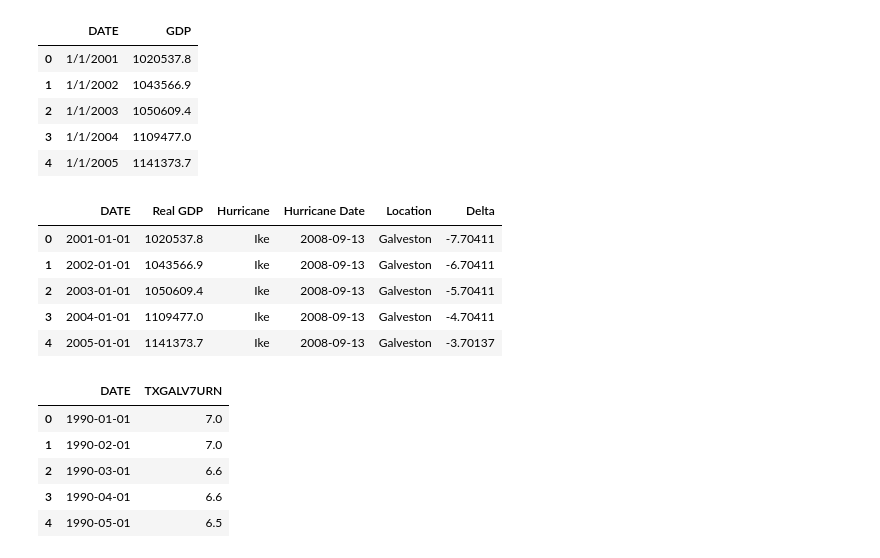
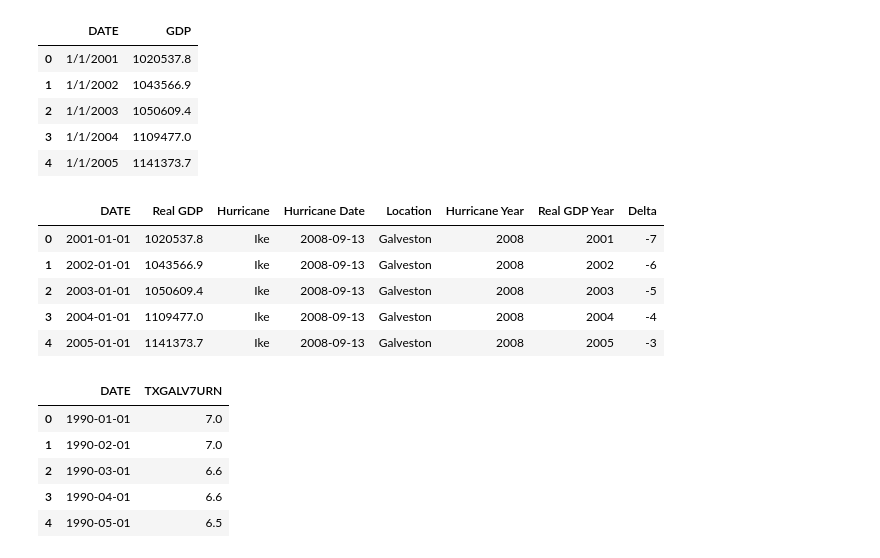
Before and after one commit to mchrzanowski27/Project1, a Jupyter notebook: Project 1 Data Ike.ipynb, the cells around one changed output. Saved outputs shown, nothing was run; the diff lists cells and outputs as text; code cells hidden in the pictures.

```diff
--- a/Project 1 Data Ike.ipynb
+++ b/Project 1 Data Ike.ipynb
@@ -110,33 +117,40 @@ Ike_real_GDP_df.head()
 # %%
 # remove rows prior to 1990
 
 Ike_real_GDP_df['DATE'] = pd.to_datetime(Ike_real_GDP_df['DATE'])
 
 Ike_real_GDP_df = Ike_real_GDP_df[Ike_real_GDP_df["DATE"] >= '2001-01-01']
 
 #Add hurricane, year, location
 
 Ike_real_GDP_df[['Hurricane','Hurricane Date','Location']] = pd.DataFrame([['Ike','2008-09-13','Galveston']], index = Ike_real_GDP_df.index)
 
 Ike_real_GDP_df['Hurricane Date'] = pd.to_datetime(Ike_real_GDP_df['Hurricane Date'])
 
+Ike_real_GDP_df['Hurricane Year'] = pd.to_datetime(Ike_real_GDP_df['Hurricane Date'],format='%Y%m%d')
+
+Ike_real_GDP_df['Hurricane Year'] = pd.DatetimeIndex(Ike_real_GDP_df['Hurricane Year']).year
+
+Ike_real_GDP_df['Real GDP Year'] = pd.to_datetime(Ike_real_GDP_df['DATE'],format='%Y%m%d')
+
+Ike_real_GDP_df['Real GDP Year'] = pd.DatetimeIndex(Ike_real_GDP_df['Real GDP Year']).year
 
 #We will need to show data from multiple years, so delta from hurricane best option
 Ike_real_GDP_df['Delta'] = ((Ike_real_GDP_df['DATE'] - Ike_real_GDP_df['Hurricane Date']).dt.days/365)
 
-Ike_real_GDP_df['Delta'] = Ike_real_GDP_df['Delta'].astype(float)
+Ike_real_GDP_df['Delta'] = Ike_real_GDP_df['Delta'].astype(int)
 
 #Rename column
 Ike_real_GDP_df = Ike_real_GDP_df.rename(columns={'GDP': 'Real GDP'})
 
 Ike_real_GDP_df.head()
 # %% [output]
-|  | DATE | Real GDP | Hurricane | Hurricane Date | Location | Delta |
-| 0 | 2001-01-01 | 1020537.8 | Ike | 2008-09-13 | Galveston | -7.70411 |
-| 1 | 2002-01-01 | 1043566.9 | Ike | 2008-09-13 | Galveston | -6.70411 |
-| 2 | 2003-01-01 | 1050609.4 | Ike | 2008-09-13 | Galveston | -5.70411 |
-| 3 | 2004-01-01 | 1109477.0 | Ike | 2008-09-13 | Galveston | -4.70411 |
-| 4 | 2005-01-01 | 1141373.7 | Ike | 2008-09-13 | Galveston | -3.70137 |
+|  | DATE | Real GDP | Hurricane | Hurricane Date | Location | Hurricane Year | Real GDP Year | Delta |
+| 0 | 2001-01-01 | 1020537.8 | Ike | 2008-09-13 | Galveston | 2008 | 2001 | -7 |
+| 1 | 2002-01-01 | 1043566.9 | Ike | 2008-09-13 | Galveston | 2008 | 2002 | -6 |
+| 2 | 2003-01-01 | 1050609.4 | Ike | 2008-09-13 | Galveston | 2008 | 2003 | -5 |
+| 3 | 2004-01-01 | 1109477.0 | Ike | 2008-09-13 | Galveston | 2008 | 2004 | -4 |
+| 4 | 2005-01-01 | 1141373.7 | Ike | 2008-09-13 | Galveston | 2008 | 2005 | -3 |
 # %%
 #import Econ data from Houston
 
```
Also changed, not shown: parts of 4 cells of this notebook, 6 other files.
